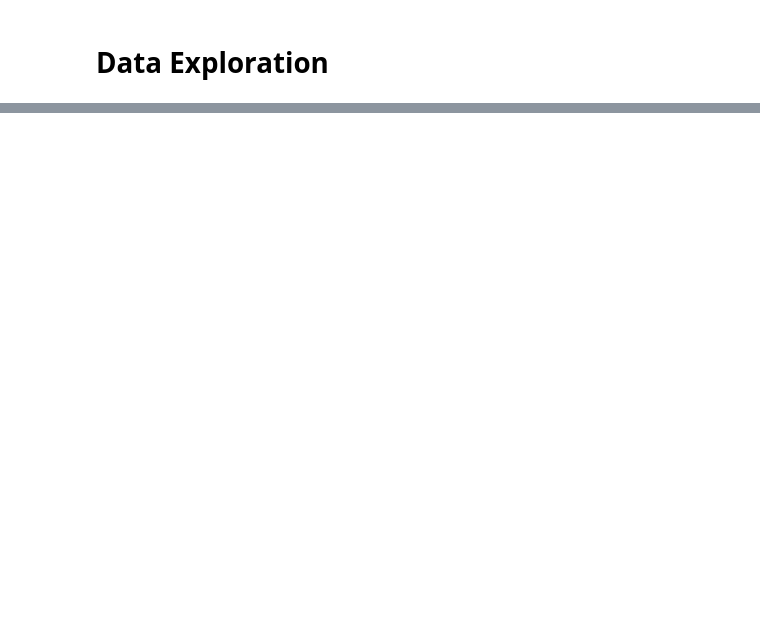
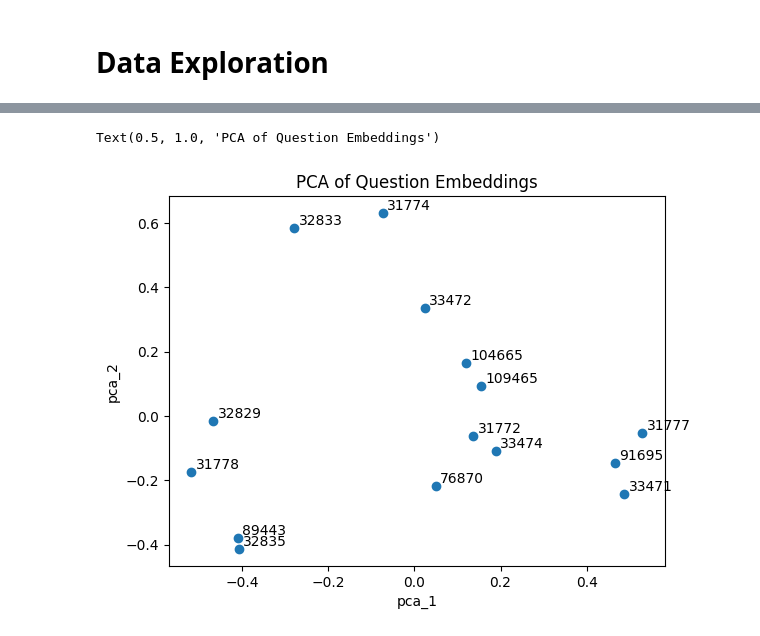
Before and after one commit to minimartzz/math-misunderstandings, a Jupyter notebook: data_exploration.ipynb, the cells around one changed output, grey strips where cells are left out. Cells and saved outputs as stored; diff of their text form; code cells hidden in the pictures; blank space fills up the shorter version.

```diff
--- a/data_exploration.ipynb
+++ b/data_exploration.ipynb
@@ -14,0 +185,12 @@
+# %%
+from absl import logging
+from sklearn.decomposition import PCA
+
+import tensorflow as tf
+import tensorflow_hub as hub
+import re
+
+MODEL_URL = "https://tfhub.dev/google/universal-sentence-encoder/4"
+# %%
+model = hub.load(MODEL_URL)
+print(f"Model loaded...")
@@ -14,0 +203,17 @@
+# %%
+# Create the dataset of textual representations - embeddings
+qns = train.groupby('QuestionId').first()['QuestionText']
+embeddings = []
+for q in qns:
+	embeddings.append(model([q]).numpy().flatten())
+
+embeddings = pd.DataFrame(embeddings, columns=[f"dim_{i}" for i in range(len(embeddings[0]))])
+# %%
+# Perform PCA to reduce to 2 dimensions
+pca = PCA(n_components=2)
+qns_pca = pca.fit_transform(embeddings)
+print(f"Variance explained: {pca.explained_variance_ratio_}")
+
+df_pca = pd.DataFrame(qns_pca, columns=['pca_1', 'pca_2'])
+df_pca['QuestionId'] = qns.index
+df_pca
@@ -14,0 +238,12 @@
+# %%
+plt.scatter(df_pca['pca_1'], df_pca['pca_2'])
+
+for i, txt in enumerate(df_pca['QuestionId']):
+	plt.text(df_pca['pca_1'][i]+0.01, df_pca['pca_2'][i]+0.01, str(txt))
+
+plt.xlabel('pca_1')
+plt.ylabel('pca_2')
+plt.title("PCA of Question Embeddings")
+# %% [output]
+Text(0.5, 1.0, 'PCA of Question Embeddings')
+[figure, added]
```
Also changed, not shown: parts of 37 cells of this notebook.
